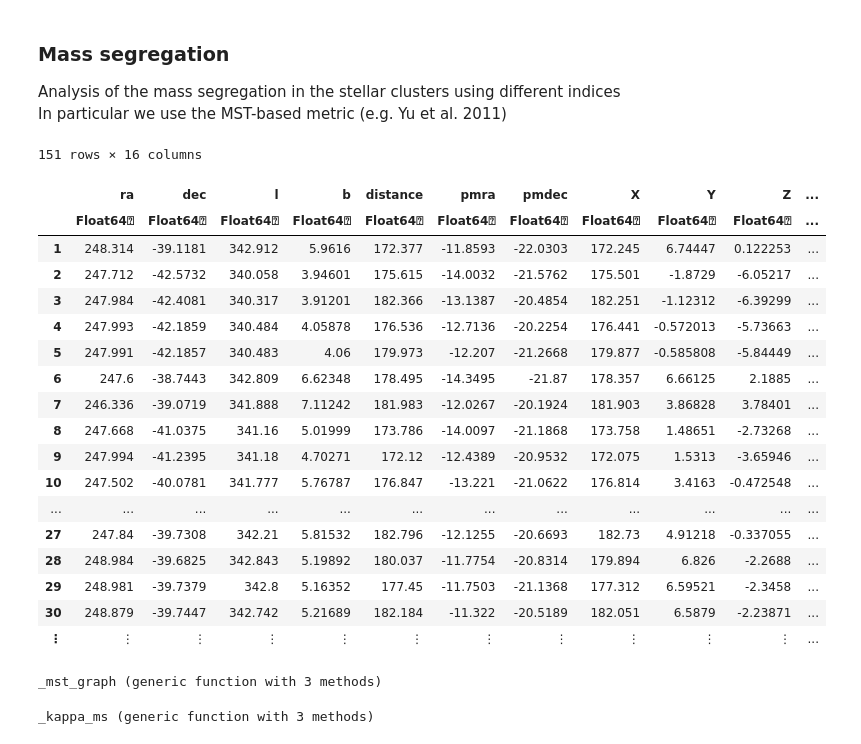
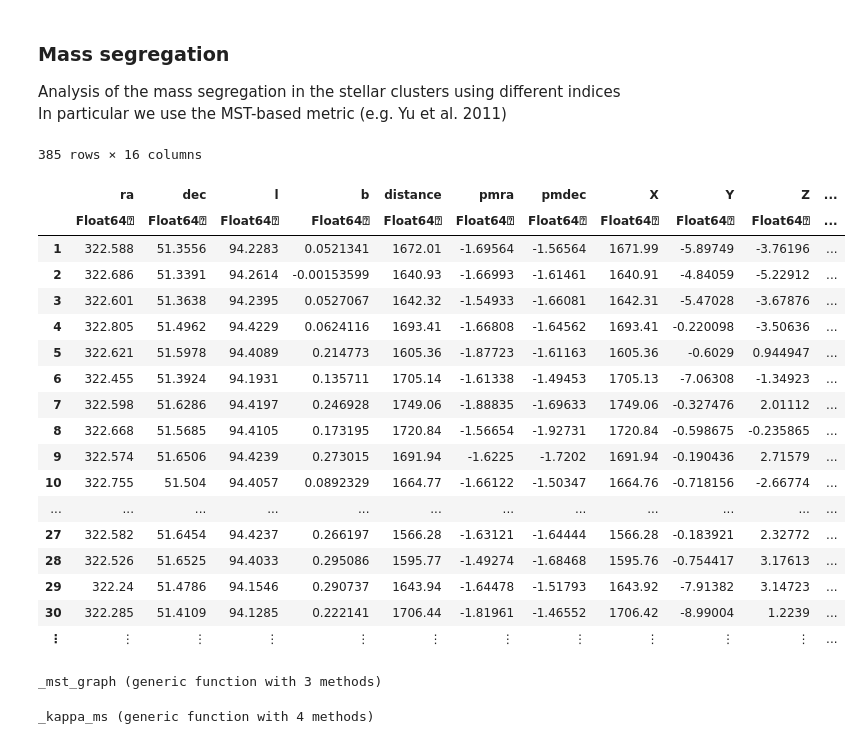
Before and after one commit to bosscha/gaia-shock, a Jupyter notebook: notebooks/analysis/mass _segregation.ipynb, the cells around one changed output. Saved outputs shown, nothing was run; the diff lists cells and outputs as text; code cells hidden in the pictures.

```diff
--- a/notebooks/analysis/mass _segregation.ipynb
+++ b/notebooks/analysis/mass _segregation.ipynb
@@ -32,27 +32,28 @@ cd(wdir)
 # %%
 ## Test OC
 ##
 
-oc= CSV.read("$ocdir/NGC 6124-2.3deg-oc.csv" , delim= ";")
+#oc= CSV.read("$ocdir/NGC 6124-2.3deg-oc.csv" , delim= ";")
+oc= CSV.read("$ocdir/NGC 7086-1.0deg-oc.csv", delim= ";")
 # %% [output]
-151 rows × 16 columns
+385 rows × 16 columns
 |  | ra | dec | l | b | distance | pmra | pmdec | X | Y | Z | ... |
 |  | Float64⍰ | Float64⍰ | Float64⍰ | Float64⍰ | Float64⍰ | Float64⍰ | Float64⍰ | Float64⍰ | Float64⍰ | Float64⍰ | ... |
-| 1 | 248.314 | -39.1181 | 342.912 | 5.9616 | 172.377 | -11.8593 | -22.0303 | 172.245 | 6.74447 | 0.122253 | ... |
-| 2 | 247.712 | -42.5732 | 340.058 | 3.94601 | 175.615 | -14.0032 | -21.5762 | 175.501 | -1.8729 | -6.05217 | ... |
-| 3 | 247.984 | -42.4081 | 340.317 | 3.91201 | 182.366 | -13.1387 | -20.4854 | 182.251 | -1.12312 | -6.39299 | ... |
-| 4 | 247.993 | -42.1859 | 340.484 | 4.05878 | 176.536 | -12.7136 | -20.2254 | 176.441 | -0.572013 | -5.73663 | ... |
-| 5 | 247.991 | -42.1857 | 340.483 | 4.06 | 179.973 | -12.207 | -21.2668 | 179.877 | -0.585808 | -5.84449 | ... |
-| 6 | 247.6 | -38.7443 | 342.809 | 6.62348 | 178.495 | -14.3495 | -21.87 | 178.357 | 6.66125 | 2.1885 | ... |
-| 7 | 246.336 | -39.0719 | 341.888 | 7.11242 | 181.983 | -12.0267 | -20.1924 | 181.903 | 3.86828 | 3.78401 | ... |
-| 8 | 247.668 | -41.0375 | 341.16 | 5.01999 | 173.786 | -14.0097 | -21.1868 | 173.758 | 1.48651 | -2.73268 | ... |
-| 9 | 247.994 | -41.2395 | 341.18 | 4.70271 | 172.12 | -12.4389 | -20.9532 | 172.075 | 1.5313 | -3.65946 | ... |
-| 10 | 247.502 | -40.0781 | 341.777 | 5.76787 | 176.847 | -13.221 | -21.0622 | 176.814 | 3.4163 | -0.472548 | ... |
+| 1 | 322.588 | 51.3556 | 94.2283 | 0.0521341 | 1672.01 | -1.69564 | -1.56564 | 1671.99 | -5.89749 | -3.76196 | ... |
+| 2 | 322.686 | 51.3391 | 94.2614 | -0.00153599 | 1640.93 | -1.66993 | -1.61461 | 1640.91 | -4.84059 | -5.22912 | ... |
+| 3 | 322.601 | 51.3638 | 94.2395 | 0.0527067 | 1642.32 | -1.54933 | -1.66081 | 1642.31 | -5.47028 | -3.67876 | ... |
+| 4 | 322.805 | 51.4962 | 94.4229 | 0.0624116 | 1693.41 | -1.66808 | -1.64562 | 1693.41 | -0.220098 | -3.50636 | ... |
+| 5 | 322.621 | 51.5978 | 94.4089 | 0.214773 | 1605.36 | -1.87723 | -1.61163 | 1605.36 | -0.6029 | 0.944947 | ... |
+| 6 | 322.455 | 51.3924 | 94.1931 | 0.135711 | 1705.14 | -1.61338 | -1.49453 | 1705.13 | -7.06308 | -1.34923 | ... |
+| 7 | 322.598 | 51.6286 | 94.4197 | 0.246928 | 1749.06 | -1.88835 | -1.69633 | 1749.06 | -0.327476 | 2.01112 | ... |
+| 8 | 322.668 | 51.5685 | 94.4105 | 0.173195 | 1720.84 | -1.56654 | -1.92731 | 1720.84 | -0.598675 | -0.235865 | ... |
+| 9 | 322.574 | 51.6506 | 94.4239 | 0.273015 | 1691.94 | -1.6225 | -1.7202 | 1691.94 | -0.190436 | 2.71579 | ... |
+| 10 | 322.755 | 51.504 | 94.4057 | 0.0892329 | 1664.77 | -1.66122 | -1.50347 | 1664.76 | -0.718156 | -2.66774 | ... |
 | ... | ... | ... | ... | ... | ... | ... | ... | ... | ... | ... | ... |
-| 27 | 247.84 | -39.7308 | 342.21 | 5.81532 | 182.796 | -12.1255 | -20.6693 | 182.73 | 4.91218 | -0.337055 | ... |
-| 28 | 248.984 | -39.6825 | 342.843 | 5.19892 | 180.037 | -11.7754 | -20.8314 | 179.894 | 6.826 | -2.2688 | ... |
-| 29 | 248.981 | -39.7379 | 342.8 | 5.16352 | 177.45 | -11.7503 | -21.1368 | 177.312 | 6.59521 | -2.3458 | ... |
-| 30 | 248.879 | -39.7447 | 342.742 | 5.21689 | 182.184 | -11.322 | -20.5189 | 182.051 | 6.5879 | -2.23871 | ... |
+| 27 | 322.582 | 51.6454 | 94.4237 | 0.266197 | 1566.28 | -1.63121 | -1.64444 | 1566.28 | -0.183921 | 2.32772 | ... |
+| 28 | 322.526 | 51.6525 | 94.4033 | 0.295086 | 1595.77 | -1.49274 | -1.68468 | 1595.76 | -0.754417 | 3.17613 | ... |
+| 29 | 322.24 | 51.4786 | 94.1546 | 0.290737 | 1643.94 | -1.64478 | -1.51793 | 1643.92 | -7.91382 | 3.14723 | ... |
+| 30 | 322.285 | 51.4109 | 94.1285 | 0.222141 | 1706.44 | -1.81961 | -1.46552 | 1706.42 | -8.99004 | 1.2239 | ... |
 | ⋮ | ⋮ | ⋮ | ⋮ | ⋮ | ⋮ | ⋮ | ⋮ | ⋮ | ⋮ | ⋮ | ... |
 # %%
 ## Create a graph with the selected stars
@@ -111,7 +112,7 @@ _mst_graph (generic function with 3 methods)
 ## dtype= "ari" or "geo"
 function _lambda_mst(edges, dtyp="ari")
     nedg= length(edges)
-    println(nedg)
+    # println(nedg)
     ltot= 0
 
     for w in edges
@@ -139,7 +140,10 @@ function _sample_size(n, N, p=0.99)
 end
 
 ## Compute the mass segregation metric comparing two population set (2nd is random)
-function _kappa_ms(indMass, x, y , z, dtyp="2d", daver= "geo")
+##
+## nrandom: number of random set (default=1)
+##
+function _kappa_ms(indMass, x, y , z, nrandom=1, dtyp="2d", daver= "geo")
     npop= length(indMass)
     ntot= length(x)
 
@@ -147,14 +151,22 @@ function _kappa_ms(indMass, x, y , z, dtyp="2d", daver= "geo")
     krMass= _mst_graph(indMass, x,y,z , dtyp)
     λMass= _lambda_mst(krMass,daver)
     ## Random set
-    perm= randperm(ntot)
-    indRef= perm[1:npop]
-    krRef= _mst_graph(indRef, x,y,z, dtyp)
-    λRef= _lambda_mst(krRef,daver)
+    λArr= []
+    κArr= []
+    for i in 1:nrandom
+        perm= randperm(ntot)
+        indRef= perm[1:npop]
+        krRef= _mst_graph(indRef, x,y,z, dtyp)
+        λRef= _lambda_mst(krRef,daver)
+        push!(λArr,λRef)
+        push!(κArr, log(λRef/λMass))
+    end
+    λMean= mean(λArr)
+    σκ= std(κArr)
+    ## ratio (log) of the reference over massive ones
+    κms= log(λMean/λMass)
 
-    ## ratio (log) of the reference over massive ones
-    κms= log(λRef/λMass)
-    return(κms)
+    return(κms , σκ)
 end
 # %% [output]
-_kappa_ms (generic function with 3 methods)
+_kappa_ms (generic function with 4 methods)
```
Also changed, not shown: parts of 10 cells of this notebook.
